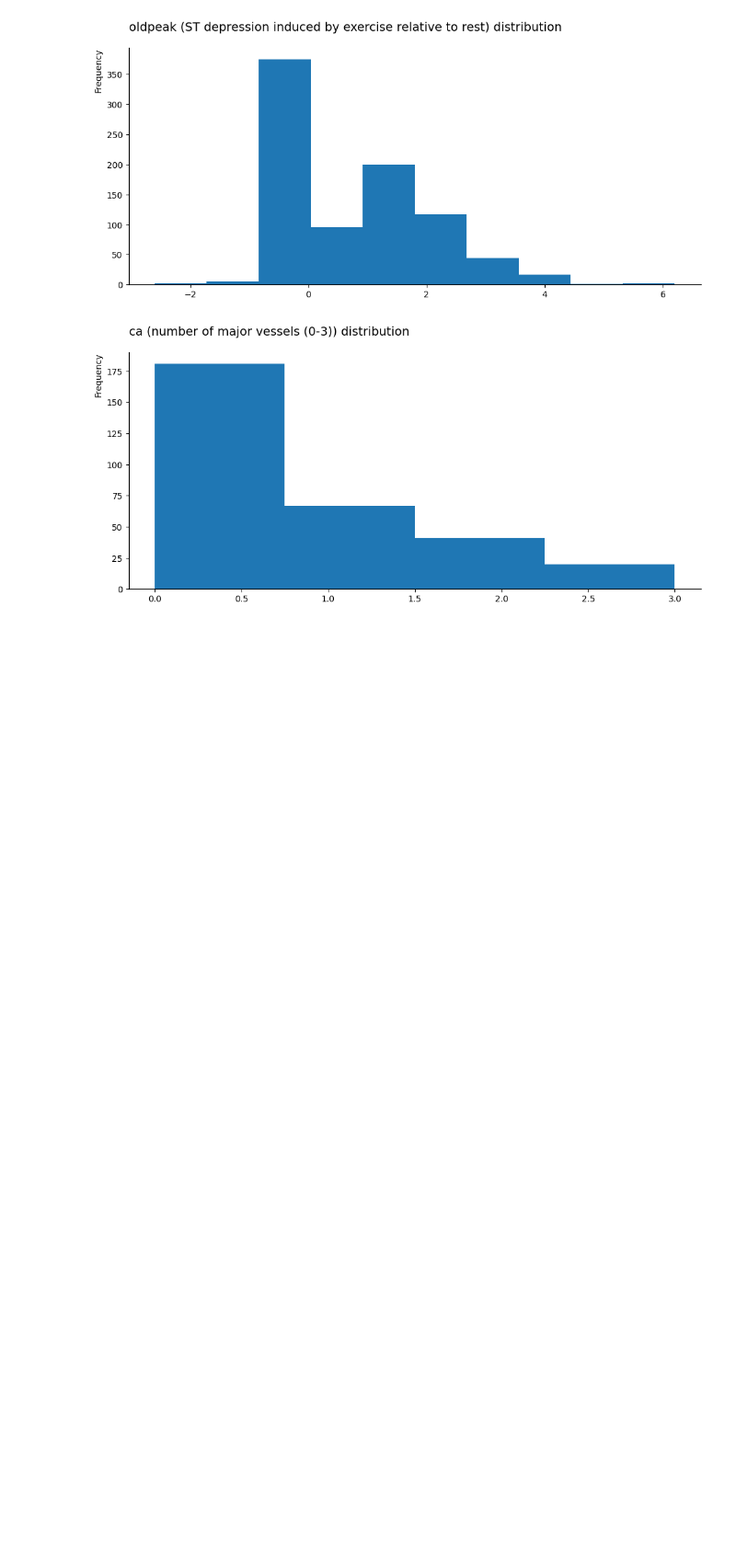
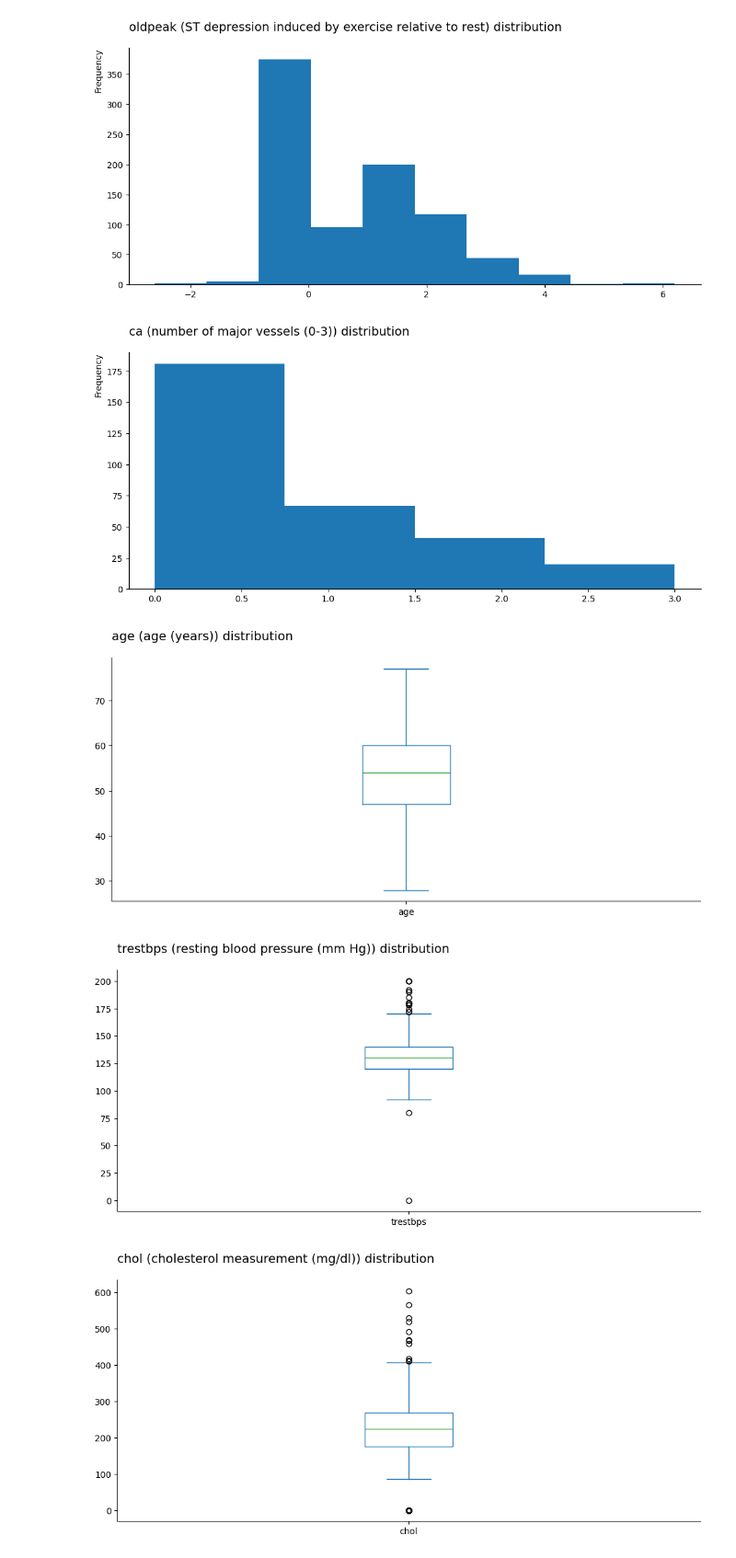
Before and after one commit to davidsmv/MachineLearningPortfolio, a Jupyter notebook: unsupervised_projects/1 - Clustering_For_Heart_Disease_Analysis.ipynb, the cells around one changed output. Shown at 92% size. Drawn from its saved outputs; the diff is of its cells as text; code cells hidden in the pictures; blank space fills up the shorter version.

```diff
--- a/unsupervised_projects/1 - Clustering_For_Heart_Disease_Analysis.ipynb
+++ b/unsupervised_projects/1 - Clustering_For_Heart_Disease_Analysis.ipynb
@@ -132,3 +132,28 @@ for col in discrete_cols:
 [figure]
 [figure]
 [figure]
+# %%
+from matplotlib import pyplot as plt
+
+discrete_cols = [
+    col for col in df.columns
+    if df[col].dtype != "object"
+    and col not in ["id"]
+]
+
+for col in discrete_cols:
+    bins = min(10, df[col].nunique())
+    ax = df[col].plot(kind="box", figsize=(12, 5))
+    ax.set_title(
+        f"{col} ({df.attrs['column_descriptions'].get(col, '')}) distribution",
+        fontsize=14,
+        loc="left",
+        pad=20
+    )
+    ax.spines["top"].set_visible(False)
+    ax.spines["right"].set_visible(False)
+    plt.show()
+# %% [output]
+[figure, added]
+[figure, added]
+[figure, added]
```
Also changed, not shown: parts of 4 cells of this notebook.
